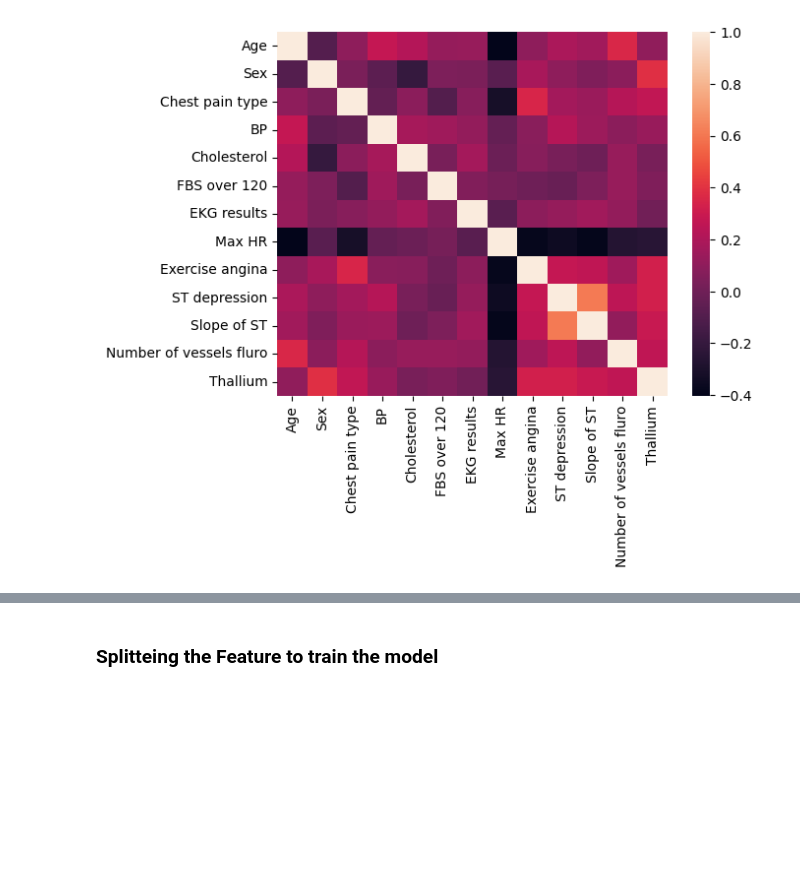
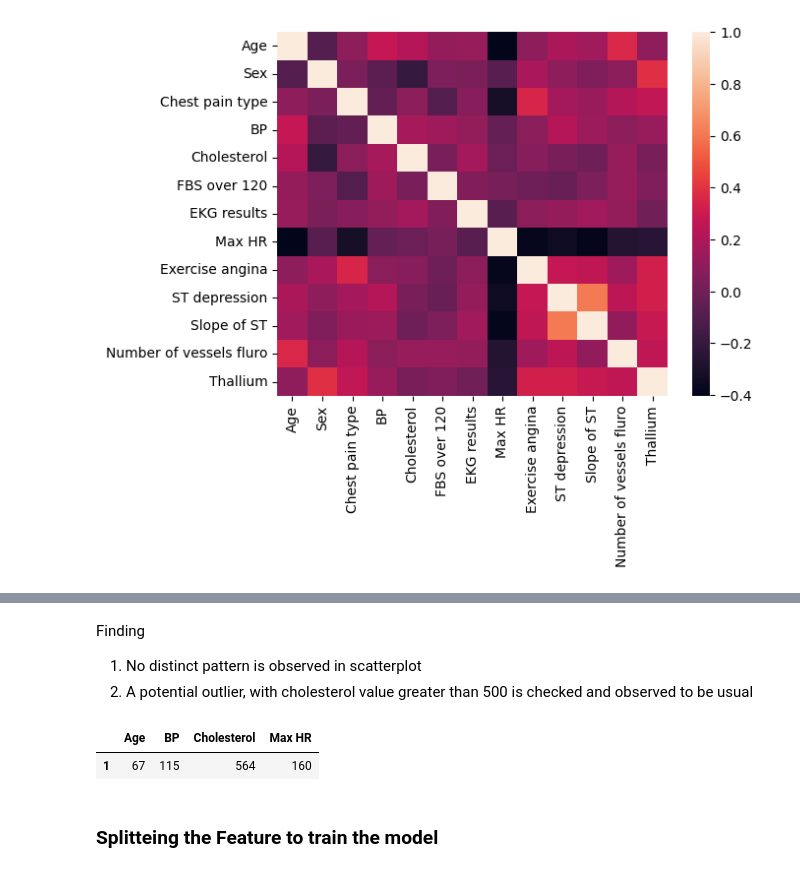
Before and after one commit to NeoMorpheus99/AI-ML, a Jupyter notebook: Heart_Disease_Prediction_Model.ipynb, the cells around one changed output, grey strips where cells are left out. Saved outputs shown, nothing was run; the diff lists cells and outputs as text; code cells hidden in the pictures; blank space fills up the shorter version.

```diff
--- a/Heart_Disease_Prediction_Model.ipynb
+++ b/Heart_Disease_Prediction_Model.ipynb
@@ -117,3 +161,12 @@ sb.lineplot(data, x= 'Age', y='Heart Disease')
+# %% [markdown]
+Finding
+1. No distinct pattern is observed in scatterplot
+2. A potential outlier, with cholesterol value greater than 500 is checked and observed to be usual
+# %%
+num_var_data[num_var_data['Cholesterol'] > 500] #outlier data
+# %% [output]
+|  | Age | BP | Cholesterol | Max HR |
+| 1 | 67 | 115 | 564 | 160 |
 # %% [markdown]
 ### Splitteing the Feature to train the model
 # %%
```
Also changed, not shown: parts of 18 cells of this notebook.
